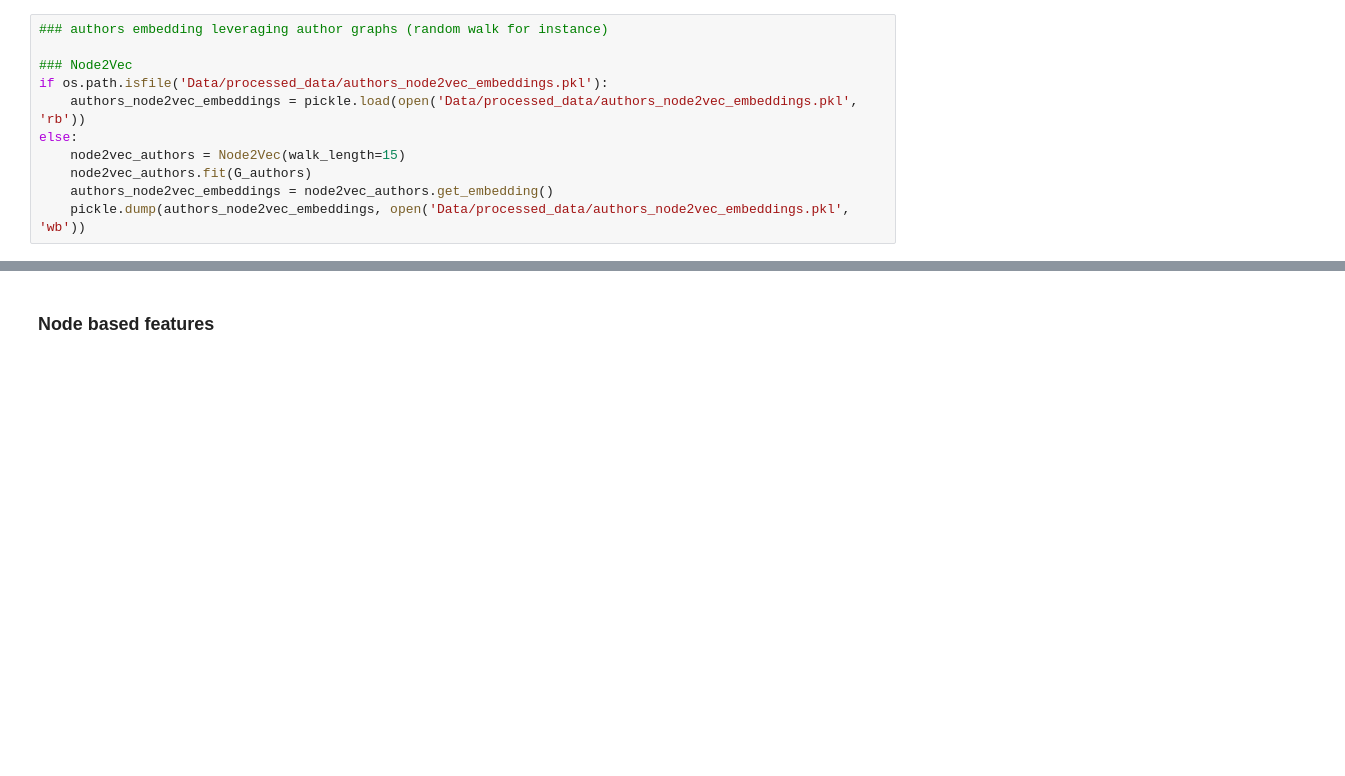
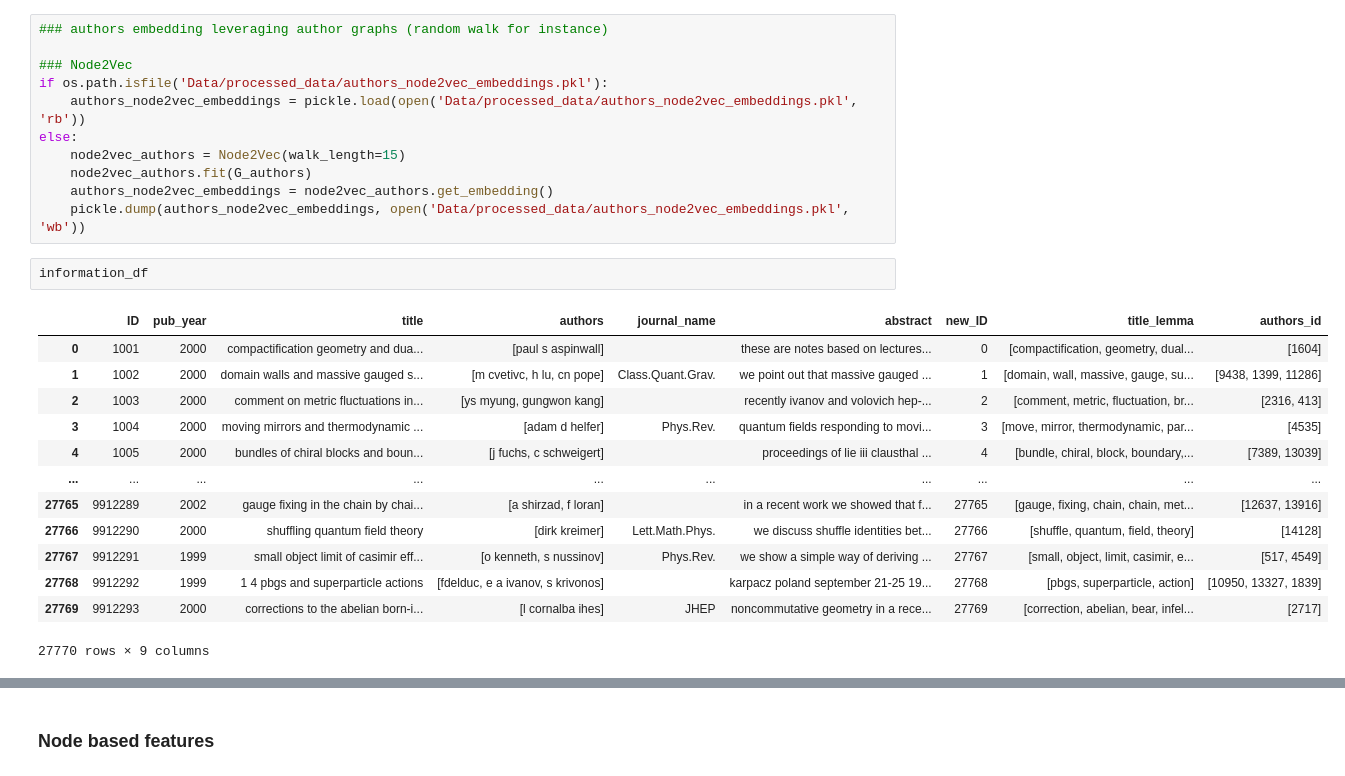
Before and after one commit to timrio/MLNS_Kaggle_Challenge, a Jupyter notebook: notebook_tim_explo.ipynb, the cells around one changed output, grey strips where cells are left out. Cells and saved outputs as stored; diff of their text form; blank space fills up the shorter version.

```diff
--- a/notebook_tim_explo.ipynb
+++ b/notebook_tim_explo.ipynb
@@ -340,3 +340,19 @@ else:
     node2vec_authors.fit(G_authors)
     authors_node2vec_embeddings = node2vec_authors.get_embedding()
     pickle.dump(authors_node2vec_embeddings, open('Data/processed_data/authors_node2vec_embeddings.pkl', 'wb'))
+# %%
+information_df
+# %% [output]
+|  | ID | pub_year | title | authors | journal_name | abstract | new_ID | title_lemma | authors_id |
+| 0 | 1001 | 2000 | compactification geometry and dua... | [paul s aspinwall] |  | these are notes based on lectures... | 0 | [compactification, geometry, dual... | [1604] |
+| 1 | 1002 | 2000 | domain walls and massive gauged s... | [m cvetivc, h lu, cn pope] | Class.Quant.Grav. | we point out that massive gauged ... | 1 | [domain, wall, massive, gauge, su... | [9438, 1399, 11286] |
+| 2 | 1003 | 2000 | comment on metric fluctuations in... | [ys myung, gungwon kang] |  | recently ivanov and volovich hep-... | 2 | [comment, metric, fluctuation, br... | [2316, 413] |
+| 3 | 1004 | 2000 | moving mirrors and thermodynamic ... | [adam d helfer] | Phys.Rev. | quantum fields responding to movi... | 3 | [move, mirror, thermodynamic, par... | [4535] |
+| 4 | 1005 | 2000 | bundles of chiral blocks and boun... | [j fuchs, c schweigert] |  | proceedings of lie iii clausthal ... | 4 | [bundle, chiral, block, boundary,... | [7389, 13039] |
+| ... | ... | ... | ... | ... | ... | ... | ... | ... | ... |
+| 27765 | 9912289 | 2002 | gauge fixing in the chain by chai... | [a shirzad, f loran] |  | in a recent work we showed that f... | 27765 | [gauge, fixing, chain, chain, met... | [12637, 13916] |
+| 27766 | 9912290 | 2000 | shuffling quantum field theory | [dirk kreimer] | Lett.Math.Phys. | we discuss shuffle identities bet... | 27766 | [shuffle, quantum, field, theory] | [14128] |
+| 27767 | 9912291 | 1999 | small object limit of casimir eff... | [o kenneth, s nussinov] | Phys.Rev. | we show a simple way of deriving ... | 27767 | [small, object, limit, casimir, e... | [517, 4549] |
+| 27768 | 9912292 | 1999 | 1 4 pbgs and superparticle actions | [fdelduc, e a ivanov, s krivonos] |  | karpacz poland september 21-25 19... | 27768 | [pbgs, superparticle, action] | [10950, 13327, 1839] |
+| 27769 | 9912293 | 2000 | corrections to the abelian born-i... | [l cornalba ihes] | JHEP | noncommutative geometry in a rece... | 27769 | [correction, abelian, bear, infel... | [2717] |
+27770 rows × 9 columns
```
Also changed, not shown: parts of 5 cells of this notebook.
